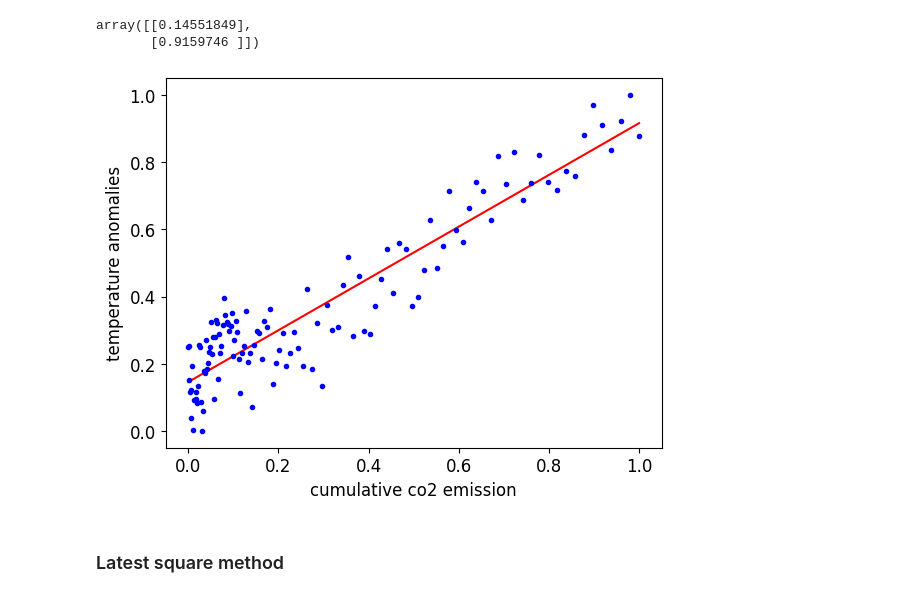
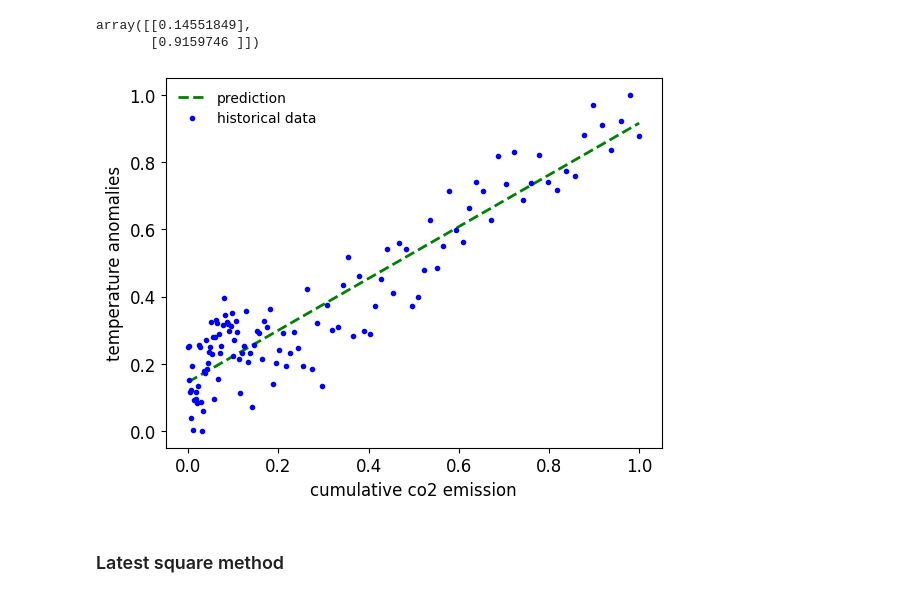
Before and after one commit to torczuk/earth-temperature-ml, a Jupyter notebook: source/linear-regression.ipynb, the cells around one changed output. Drawn from its saved outputs; the diff is of its cells as text; code cells hidden in the pictures.

```diff
--- a/source/linear-regression.ipynb
+++ b/source/linear-regression.ipynb
@@ -298,14 +298,15 @@ Y_predict
 array([[0.14551849],
        [0.9159746 ]])
 # %%
-plt.plot(X_new, Y_predict, "r-")
-plt.plot(X, Y, "b.")
+plt.plot(X_new, Y_predict, "g--", linewidth=2, label = "prediction")
+plt.plot(X, Y, "b.", linewidth=2, label = "historical data")
 plt.xlabel("cumulative co2 emission", fontsize=12)
 plt.ylabel("temperature anomalies", rotation=90, fontsize=12)
-# plt.savefig('linear-regression.png')
+legend=plt.legend(loc="upper left", fontsize=10, frameon=False)
+plt.savefig('linear-regression.png')
 plt.show()
 # %% [output]
-[figure, old version]
+[figure, new version]
 # %% [markdown]
 ### Latest square method
 # %%
```
Also changed, not shown: parts of 22 cells of this notebook, 16 other files.
